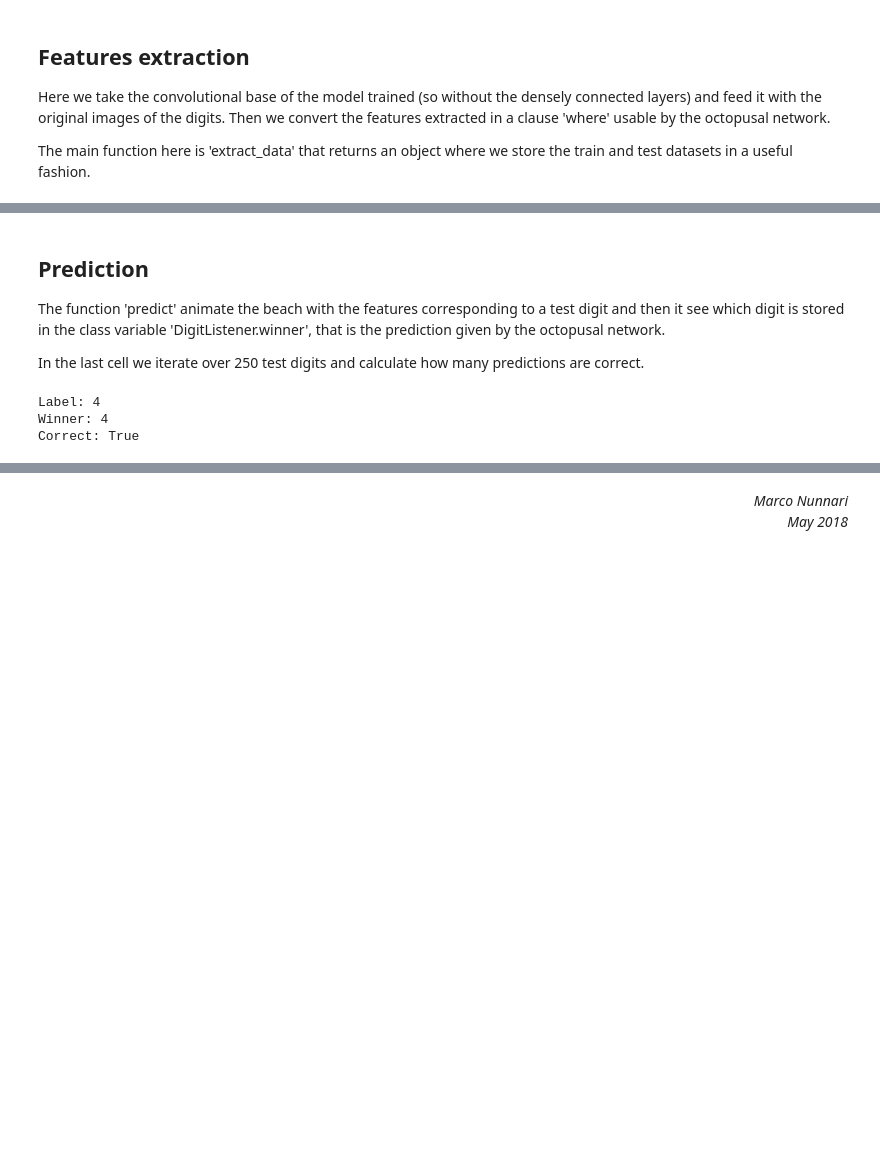
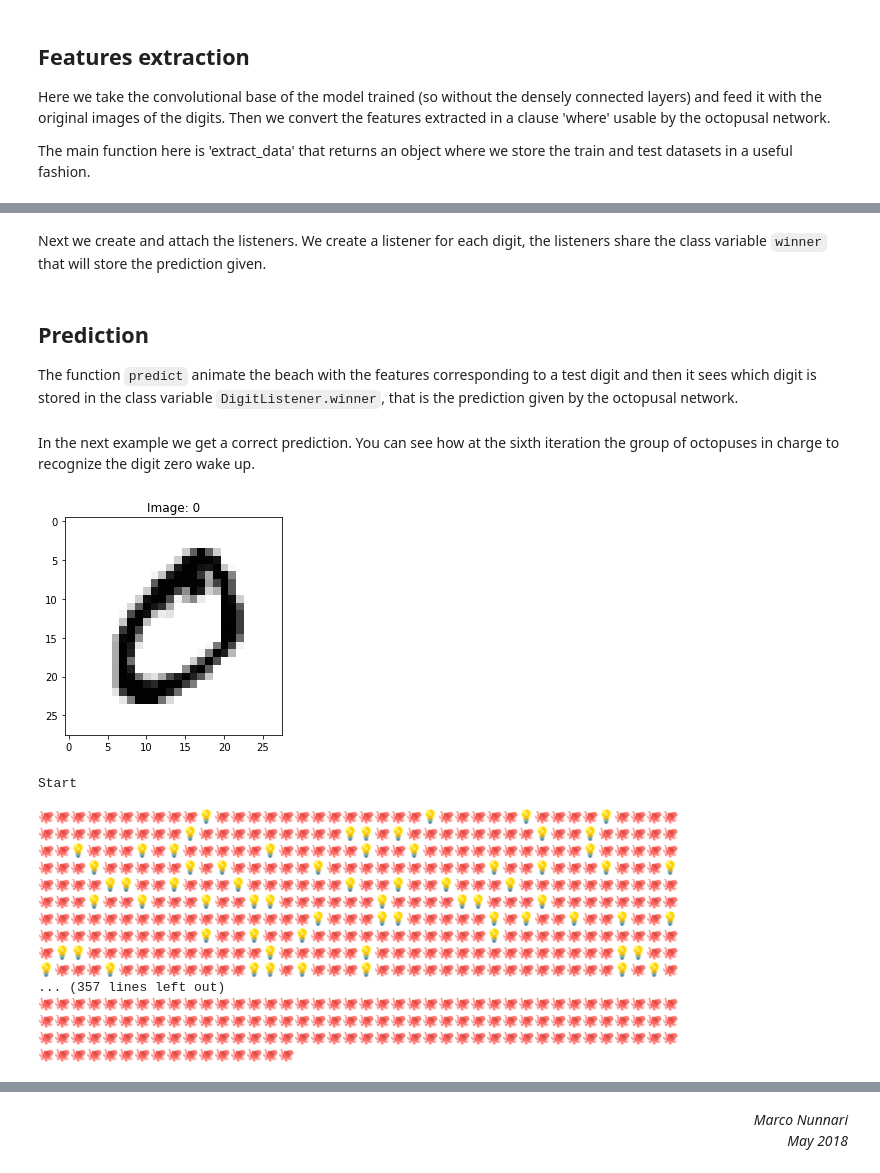
Before and after one commit to marconunnari/octopusal_networks, a Jupyter notebook: Mnist.ipynb, the cells around one changed output, grey strips where cells are left out. Cells and saved outputs as stored; diff of their text form; code cells hidden in the pictures; blank space fills up the shorter version.

```diff
--- a/Mnist.ipynb
+++ b/Mnist.ipynb
@@ -243,0 +345,21 @@ Training examples: 500
+# %%
+# extract train and test datasets
+mnist_data = extract_data(500, 250)
+
+# create beach
+beach, digits = create_mnist_beach()
+
+# train the network
+dataset = mnist_data.train
+print(f"Training examples: {dataset.size}")
+pb = ProgressBar(dataset.size)
+time_start = time.time()
+for index in range(0, dataset.size):
+    item = dataset.get_item(index)
+    digit = digits[item.label]
+    beach.animate(item.where + digit, iterations=10, show=False)
+    beach.night(show=False)
+    pb += 1
+time_elapsed = time.time() - time_start
+print(f" Time elapsed: {time_elapsed:.2f}s")
+del pb
@@ -244,3 +369,5 @@ Training examples: 500
+# %% [markdown]
+Next we create and attach the listeners. We create a listener for each digit, the listeners share the class variable `winner` that will store the prediction given.
 # %%
 class DigitListener():
 
@@ -268,23 +395,36 @@ for i, digit in enumerate(digits):
 # %% [markdown]
 ## Prediction
 
-The function 'predict' animate the beach with the features corresponding to a test digit and then it see which digit is stored in the class variable 'DigitListener.winner', that is the prediction given by the octopusal network.
-
-In the last cell we iterate over 250 test digits and calculate how many predictions are correct.
+The function `predict` animate the beach with the features corresponding to a test digit and then it sees which digit is stored in the class variable `DigitListener.winner`, that is the prediction given by the octopusal network.
 # %%
 def predict(index, dataset, show=False):
     item = dataset.get_item(index)
     label = item.label
-    if show: print(f"Label: {label}")
-    beach.animate(item.where, iterations=10, show=False, freeze_connections=True)
+    if show: show_image(item.image, item.label)
+    beach.animate(item.where, iterations=10, show=show, freeze_connections=True)
     winner = DigitListener.winner
-    if show: print(f"Winner: {winner}")
     beach.night()
     return winner == label
+# %% [markdown]
+In the next example we get a correct prediction. You can see how at the sixth iteration the group of octopuses in charge to recognize the digit zero wake up.
 # %%
-correct = predict(9, mnist_data.train, show=True)
-print(f"Correct: {correct}")
+correct = predict(1, mnist_data.train, show=True)
 # %% [output]
+[figure, added]
-Label: 4
-Winner: 4
-Correct: True
+Start
+
+🐙🐙🐙🐙🐙🐙🐙🐙🐙🐙💡🐙🐙🐙🐙🐙🐙🐙🐙🐙🐙🐙🐙🐙💡🐙🐙🐙🐙🐙💡🐙🐙🐙🐙💡🐙🐙🐙🐙
+🐙🐙🐙🐙🐙🐙🐙🐙🐙💡🐙🐙🐙🐙🐙🐙🐙🐙🐙💡💡🐙💡🐙🐙🐙🐙🐙🐙🐙🐙💡🐙🐙💡🐙🐙🐙🐙🐙
+🐙🐙💡🐙🐙🐙💡🐙💡🐙🐙🐙🐙🐙💡🐙🐙🐙🐙🐙💡🐙🐙💡🐙🐙🐙🐙🐙🐙🐙🐙🐙🐙💡🐙🐙🐙🐙🐙
+🐙🐙🐙💡🐙🐙🐙🐙🐙💡🐙💡🐙🐙🐙🐙🐙💡🐙🐙🐙🐙🐙🐙🐙🐙🐙🐙💡🐙🐙💡🐙🐙🐙💡🐙🐙🐙💡
+🐙🐙🐙🐙💡💡🐙🐙💡🐙🐙🐙💡🐙🐙🐙🐙🐙🐙💡🐙🐙💡🐙🐙💡🐙🐙🐙💡🐙🐙🐙🐙🐙🐙🐙🐙🐙🐙
+🐙🐙🐙💡🐙🐙💡🐙🐙🐙💡🐙🐙💡💡🐙🐙🐙🐙🐙🐙💡🐙🐙🐙🐙💡💡🐙🐙🐙💡🐙🐙🐙🐙🐙🐙🐙🐙
+🐙🐙🐙🐙🐙🐙🐙🐙🐙🐙🐙🐙🐙🐙🐙🐙🐙💡🐙🐙🐙💡💡🐙🐙🐙🐙🐙💡🐙💡🐙🐙💡🐙🐙💡🐙🐙💡
+🐙🐙🐙🐙🐙🐙🐙🐙🐙🐙💡🐙🐙💡🐙🐙💡🐙🐙🐙🐙🐙🐙🐙🐙🐙🐙🐙💡🐙🐙🐙🐙🐙🐙🐙🐙🐙🐙🐙
+🐙💡💡🐙🐙🐙🐙🐙🐙🐙🐙🐙🐙🐙💡🐙🐙🐙🐙🐙💡🐙🐙🐙🐙🐙🐙🐙🐙🐙🐙🐙🐙🐙🐙🐙💡💡🐙🐙
+💡🐙🐙🐙💡🐙🐙🐙🐙🐙🐙🐙🐙💡💡🐙💡🐙🐙🐙💡🐙🐙🐙🐙🐙🐙🐙🐙🐙🐙🐙🐙🐙🐙🐙💡🐙💡🐙
+... (357 lines left out)
+🐙🐙🐙🐙🐙🐙🐙🐙🐙🐙🐙🐙🐙🐙🐙🐙🐙🐙🐙🐙🐙🐙🐙🐙🐙🐙🐙🐙🐙🐙🐙🐙🐙🐙🐙🐙🐙🐙🐙🐙
+🐙🐙🐙🐙🐙🐙🐙🐙🐙🐙🐙🐙🐙🐙🐙🐙🐙🐙🐙🐙🐙🐙🐙🐙🐙🐙🐙🐙🐙🐙🐙🐙🐙🐙🐙🐙🐙🐙🐙🐙
+🐙🐙🐙🐙🐙🐙🐙🐙🐙🐙🐙🐙🐙🐙🐙🐙🐙🐙🐙🐙🐙🐙🐙🐙🐙🐙🐙🐙🐙🐙🐙🐙🐙🐙🐙🐙🐙🐙🐙🐙
+🐙🐙🐙🐙🐙🐙🐙🐙🐙🐙🐙🐙🐙🐙🐙🐙
```
Also changed, not shown: parts of 20 cells of this notebook, 1 other file.
